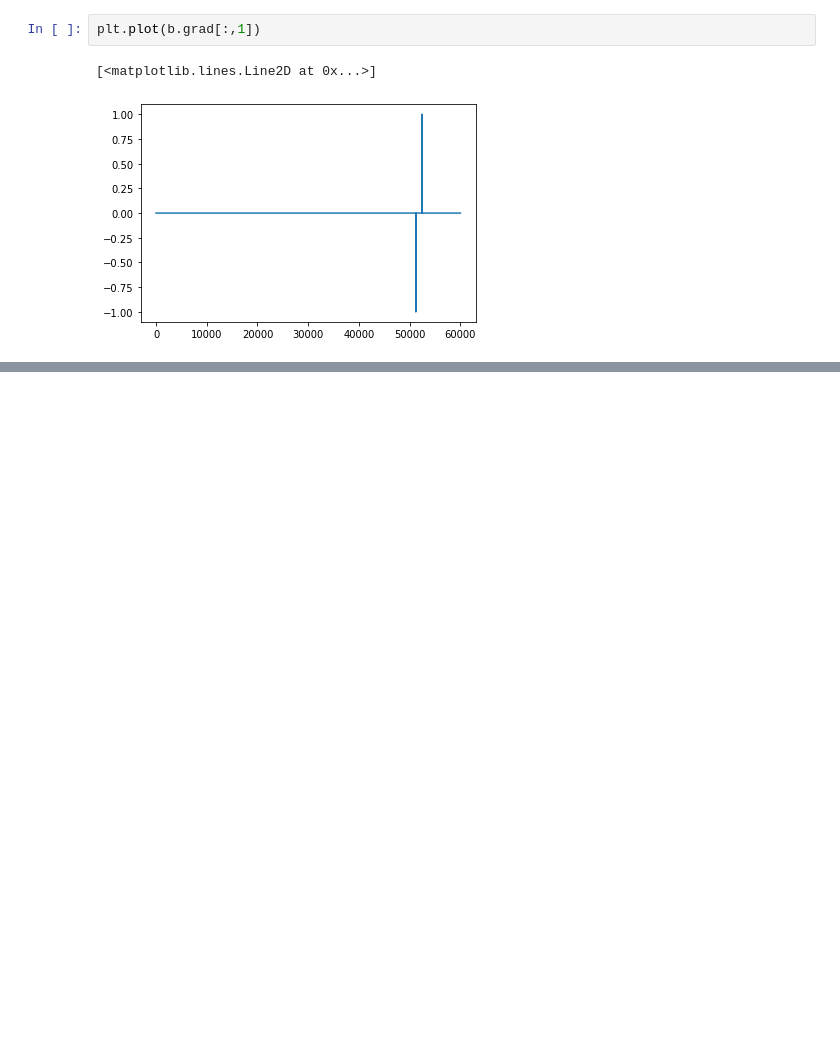
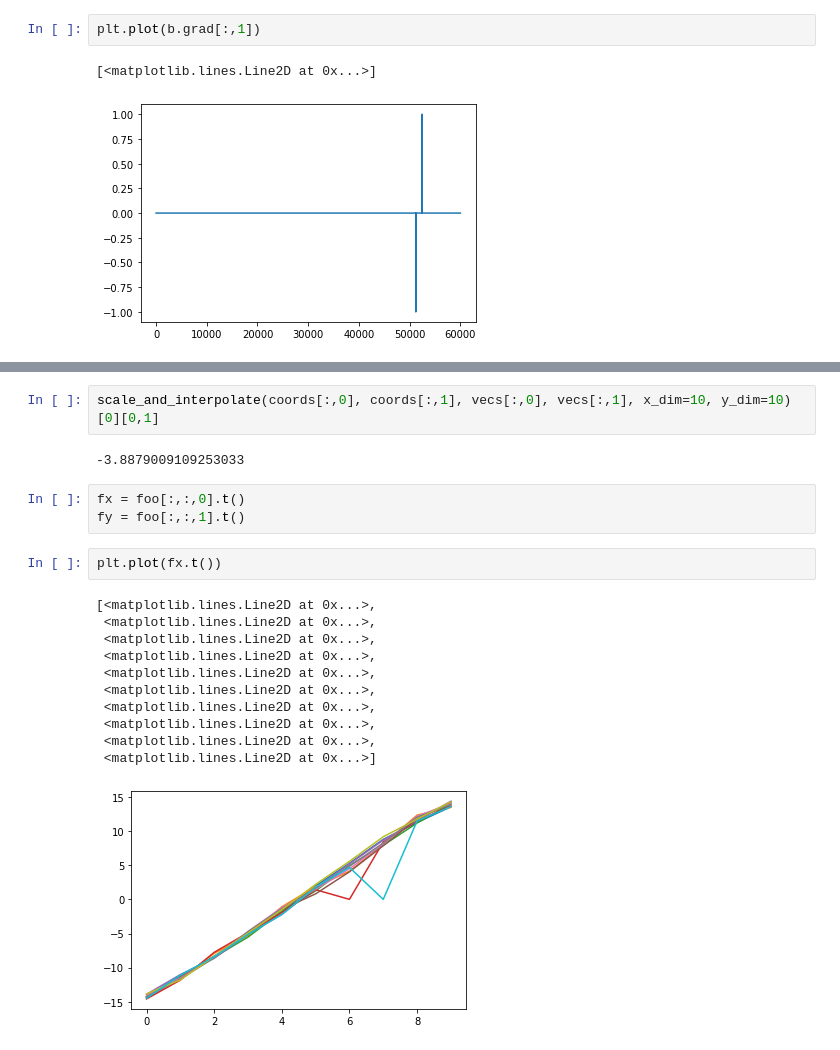
Before and after one commit to einbandi/ptsne-pytorch, a Jupyter notebook: vector-field.ipynb, the cells around one changed output, grey strips where cells are left out. Cells and saved outputs as stored; diff of their text form; blank space fills up the shorter version.

```diff
--- a/vector-field.ipynb
+++ b/vector-field.ipynb
@@ -562,0 +667,21 @@ plt.plot(b.grad[:,1])
+# %%
+scale_and_interpolate(coords[:,0], coords[:,1], vecs[:,0], vecs[:,1], x_dim=10, y_dim=10)[0][0,1]
+# %% [output]
+-3.8879009109253033
+# %%
+fx = foo[:,:,0].t()
+fy = foo[:,:,1].t()
+# %%
+plt.plot(fx.t())
+# %% [output]
+[<matplotlib.lines.Line2D at 0x...>,
+ <matplotlib.lines.Line2D at 0x...>,
+ <matplotlib.lines.Line2D at 0x...>,
+ <matplotlib.lines.Line2D at 0x...>,
+ <matplotlib.lines.Line2D at 0x...>,
+ <matplotlib.lines.Line2D at 0x...>,
+ <matplotlib.lines.Line2D at 0x...>,
+ <matplotlib.lines.Line2D at 0x...>,
+ <matplotlib.lines.Line2D at 0x...>,
+ <matplotlib.lines.Line2D at 0x...>]
+[figure, added]
```
Also changed, not shown: parts of 12 cells of this notebook, 1 other file.
